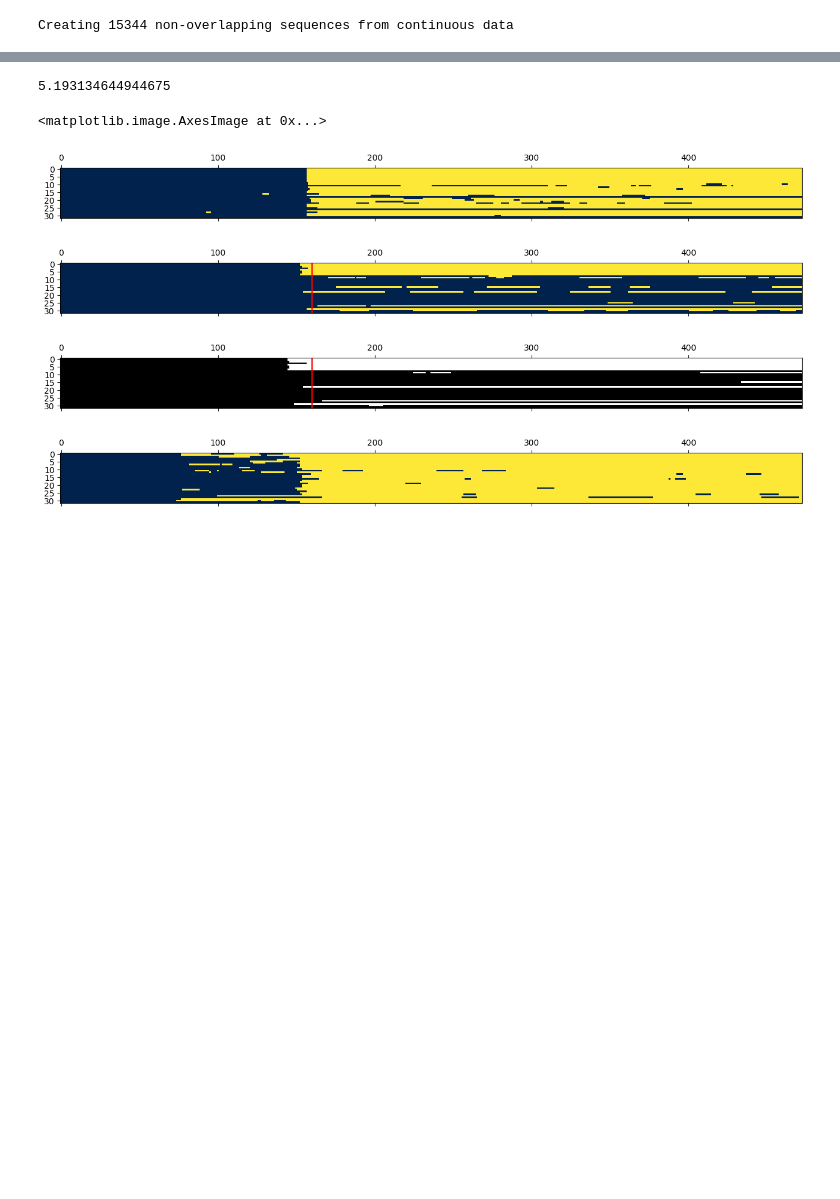
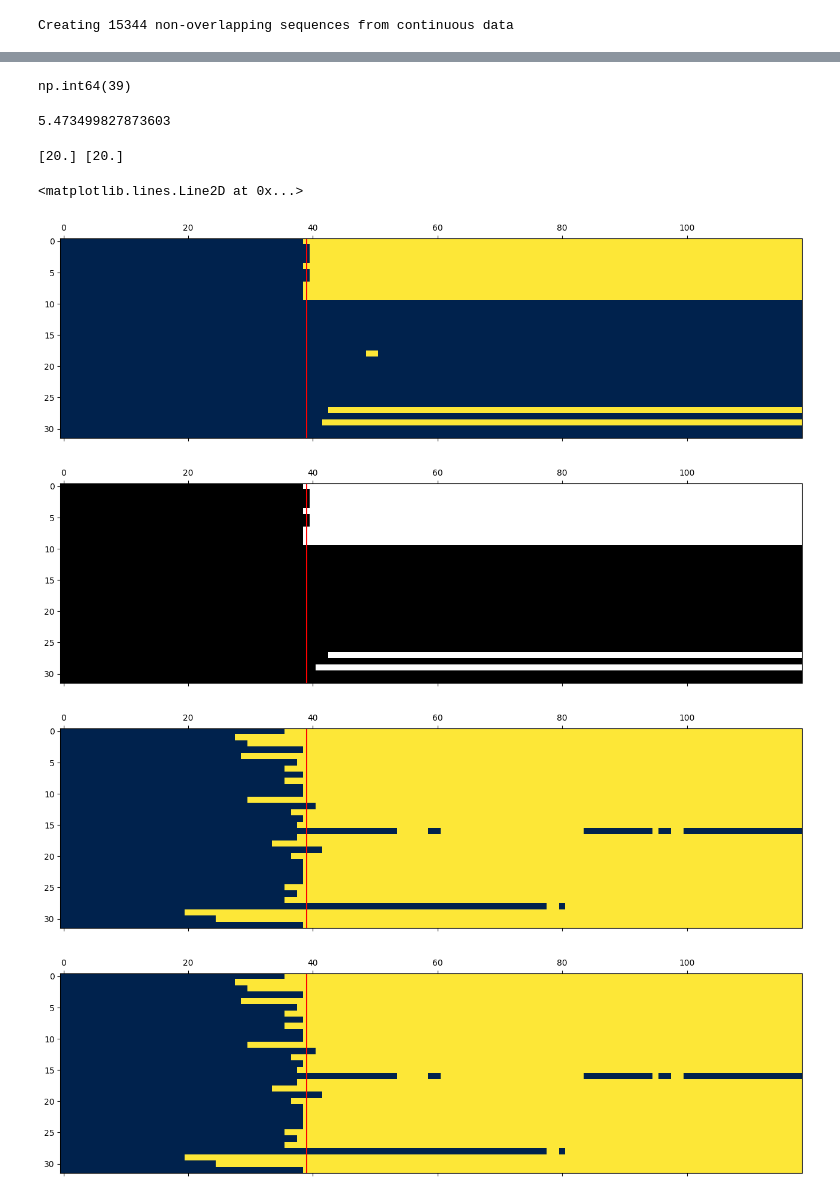
Before and after one commit to wojemann/DynaSD, a Jupyter notebook: examples/test_sim.ipynb, the cells around one changed output, grey strips where cells are left out. Cells and saved outputs as stored; diff of their text form; code cells hidden in the pictures; blank space fills up the shorter version.

```diff
--- a/examples/test_sim.ipynb
+++ b/examples/test_sim.ipynb
@@ -229,0 +234,12 @@ for i in range(y.shape[1]):
+# %%
+sequence_length = 16
+forecast_length = 1
+# model = GIN(num_epochs=100,batch_size=128,sequence_length = sequence_length,forecast_length=forecast_length,hidden_size=sequence_length*data.shape[1],early_stopping=True, num_layers=1,lr=0.0005,w_stride=0.5,w_size=1,patience=3)
+# model = LiRNDDA(num_epochs=200,batch_size=32,sequence_length = sequence_length,forecast_length=forecast_length,hidden_size=sequence_length*data.shape[1],early_stopping=True, num_layers=2,lr=0.0005,w_stride=0.125,w_size=1,patience=3)
+
+model = LiNDDA(num_epochs=200,batch_size=32,sequence_length = sequence_length,forecast_length=forecast_length,early_stopping=True,lr=0.0005,w_stride=0.5,w_size=1,val_split=0.1)
+# model = MINDD(num_epochs=100,batch_size=32,sequence_length = sequence_length,forecast_length=forecast_length,early_stopping=True,lr=0.0001,dropout=0.2,hidden_sizes=[sequence_length*data.shape[1]],w_stride=0.125,w_size=1,patience=3,)
+model.fit(data.iloc[:fs*10,:])
+ndd = model(data)
+prob_times = model.get_win_times(len(data))
+onset_idx = np.argmin(np.abs(prob_times-sz_start))
@@ -230,27 +259,38 @@ for i in range(y.shape[1]):
+# %%
+onset_idx
+# %% [output]
+np.int64(39)
 # %%
 g =np.log(model.get_threshold(ndd.iloc[train_idx:,:],method='medianover'))
+_,sz_clf = model.get_onset_and_spread(ndd.iloc[:,:],ret_smooth_mat=True)
 print(g)
 # %% [output]
-5.193134644944675
+5.473499827873603
-# %%
-t = np.percentile(sc.ndimage.median_filter(np.log(ndd.loc[gen_mask,].copy()),size=20,mode='nearest',axes=0),95,axis=0)
-
-plt.matshow(sc.ndimage.median_filter(np.log(ndd.copy()),size=20,mode='nearest',axes=0).T>t.reshape(-1,1))
-
-plt.matshow(sc.ndimage.median_filter(np.log(ndd.copy()),size=20,mode='nearest',axes=0).T>g)
-plt.axvline(x=onset_idx*2,color='r')
-
-_,sz_clf = model.get_onset_and_spread(ndd.iloc[:,:],ret_smooth_mat=True)
-plt.matshow(sz_clf.T,cmap='gray')
-plt.axvline(x=onset_idx*2,color='r')
-
-plt.matshow(sc.ndimage.median_filter(np.log(ndd.copy()),size=20,mode='nearest',axes=0).T>np.sqrt(10.597))
-# %% [output]
-<matplotlib.image.AxesImage at 0x...>
-[figure, removed]
-[figure, removed]
-[figure, removed]
-[figure, removed]
+# %%
+x = sc.ndimage.median_filter(np.log(ndd.iloc[:,0]),size=20,mode='nearest')
+y = sz_clf.iloc[:,0]
+prob_start = np.argwhere(x > g)[0]
+clf_start = np.argwhere(y)[0]
+print(prob_times[prob_start],prob_times[clf_start])
+
+plt.matshow(sc.ndimage.median_filter(np.log(ndd.copy()),size=20,mode='nearest',axes=0).T>g)
+plt.axvline(x=onset_idx,color='r')
+
+plt.matshow(sz_clf.T,cmap='gray')
+plt.axvline(x=onset_idx,color='r')
+
+plt.matshow(sc.ndimage.median_filter(np.log(ndd.copy()),size=20,mode='nearest',axes=0).T>np.sqrt(10.597))
+plt.axvline(x=onset_idx,color='r')
+
+plt.matshow(sc.ndimage.median_filter(np.log(ndd.copy()),size=20,mode='nearest',axes=0).T>np.sqrt(10.597))
+plt.axvline(x=onset_idx,color='r')
+# %% [output]
+[20.] [20.]
+<matplotlib.lines.Line2D at 0x...>
+[figure, added]
+[figure, added]
+[figure, added]
+[figure, added]
 # %%
 clf = IMPRINT(fs=fs)
 clf.fit(data.iloc[:fs*10,:])
```
Also changed, not shown: parts of 10 cells of this notebook, 2 other files.
